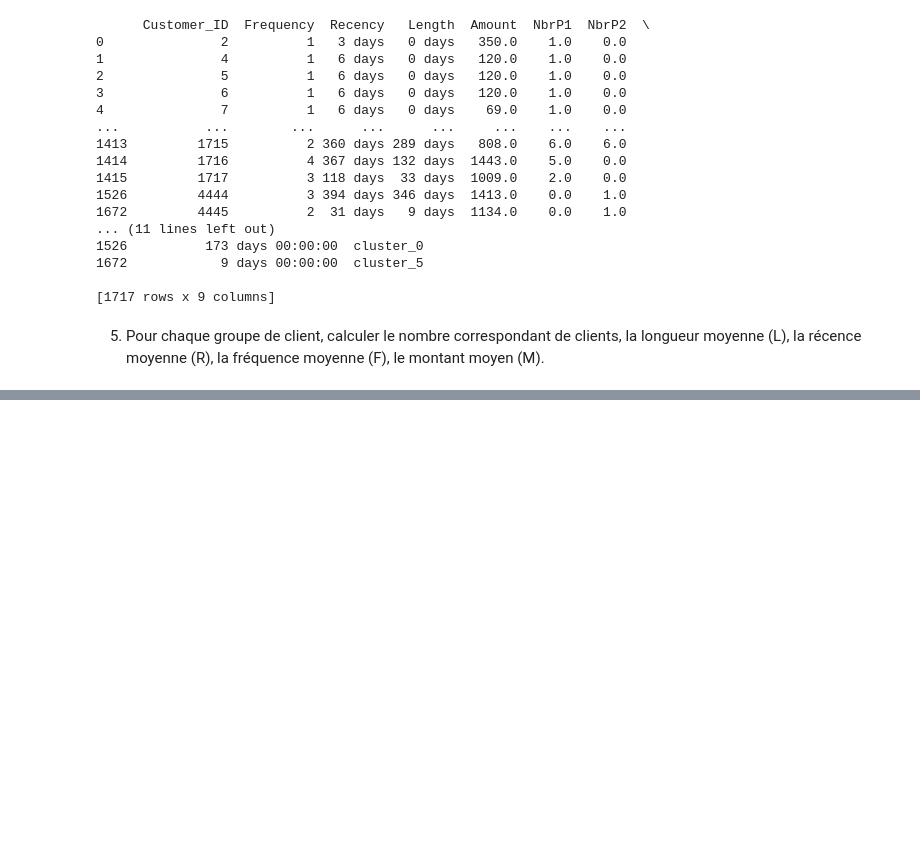
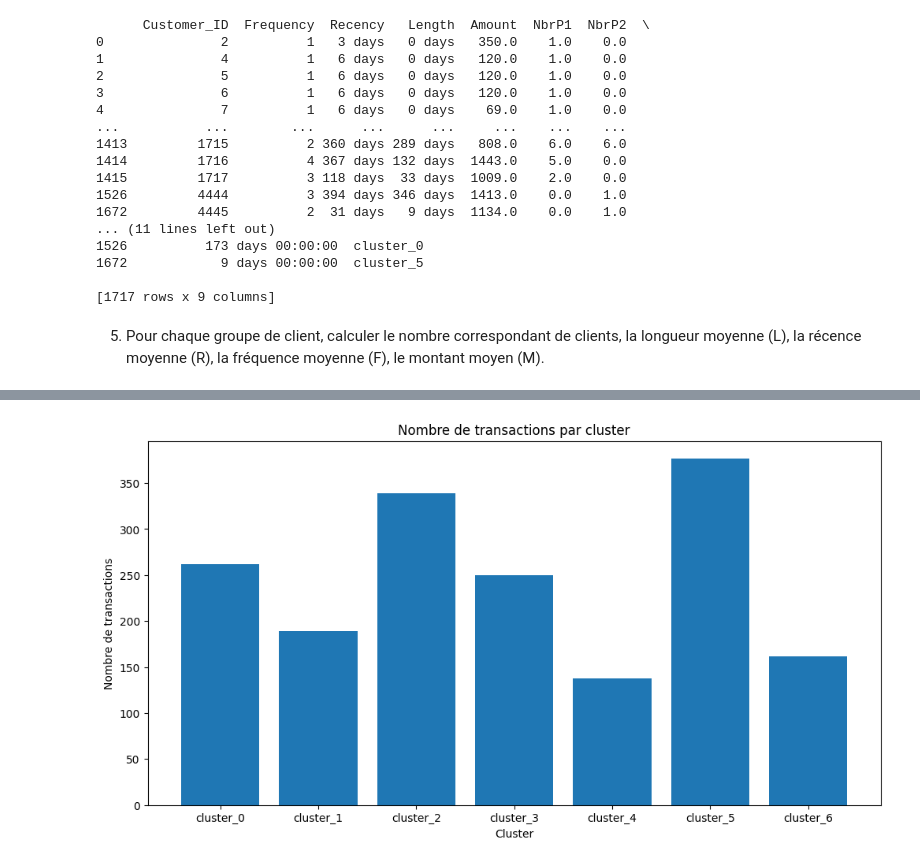
Before and after one commit to MarouaneBenabdelkader/CustomerBehaviorAnalysisWithPython, a Jupyter notebook: mini_project.ipynb, the cells around one changed output, grey strips where cells are left out. Saved outputs shown, nothing was run; the diff lists cells and outputs as text; code cells hidden in the pictures; blank space fills up the shorter version.

```diff
--- a/mini_project.ipynb
+++ b/mini_project.ipynb
@@ -465,0 +526,13 @@ cluster_6  3784.598765
+# %%
+# c. Nombre de transaction par Cluster
+def plot_cluster_transaction(df_clt: pd.DataFrame):
+    # Group by 'Cluster' and calculate the sum of 'Frequency' for each cluster
+    cluster_transaction = df_clt.groupby("Cluster")["Frequency"].count()
+    plt.figure(figsize=(12, 6))
+    plt.bar(cluster_transaction.index, cluster_transaction.values)
+    plt.title("Nombre de transactions par cluster")
+    plt.xlabel("Cluster")
+    plt.ylabel("Nombre de transactions")
+plot_cluster_transaction(client_df)
+# %% [output]
+[figure, added]
```
Also changed, not shown: parts of 12 cells of this notebook, 1 other file.
